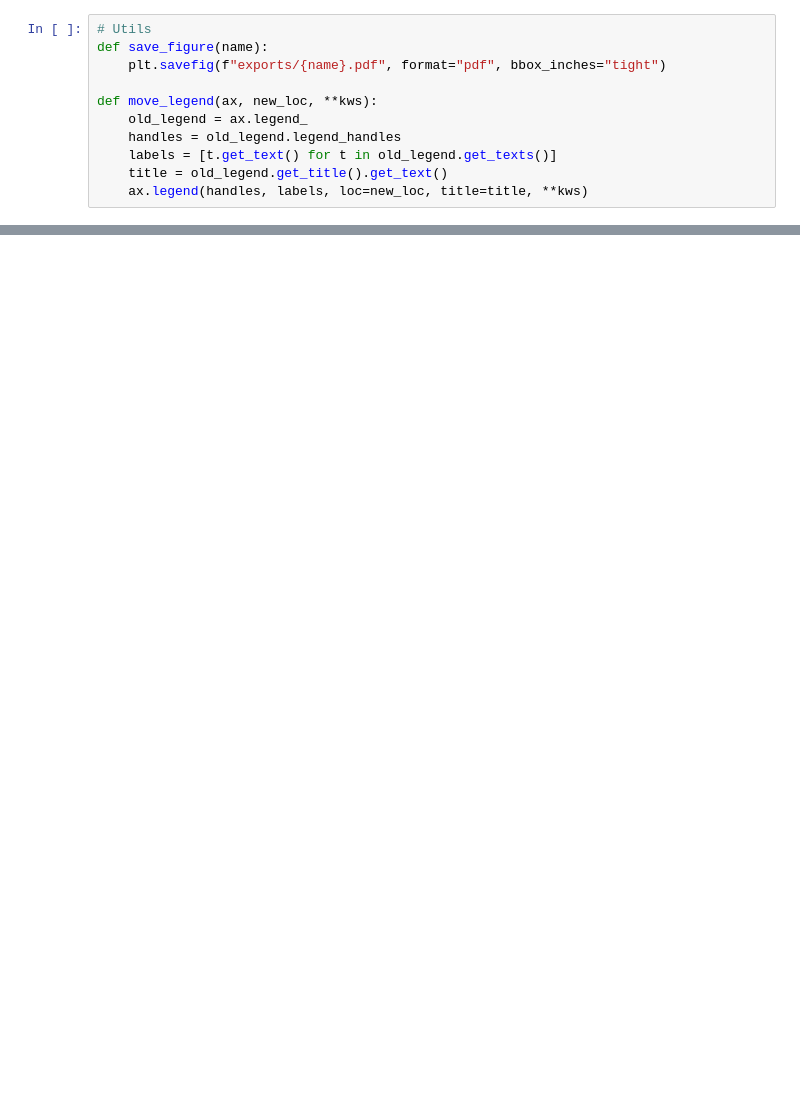
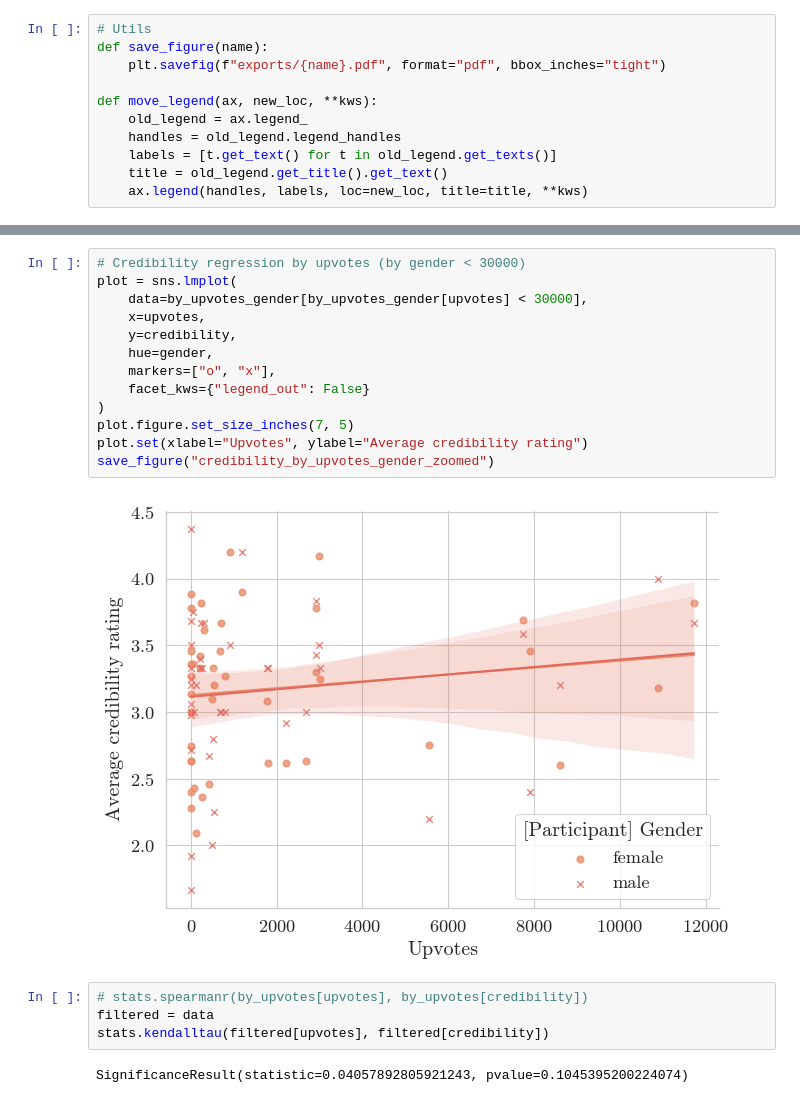
Before and after one commit to arpadgabor/credee, a Jupyter notebook: notebooks/analysis.ipynb, the cells around one changed output, grey strips where cells are left out. Drawn from its saved outputs; the diff is of its cells as text; blank space fills up the shorter version.

```diff
--- a/notebooks/analysis.ipynb
+++ b/notebooks/analysis.ipynb
@@ -69,0 +113,21 @@ col_comments = "[Post] Comments"
+# %%
+# Credibility regression by upvotes (by gender < 30000)
+plot = sns.lmplot(
+    data=by_upvotes_gender[by_upvotes_gender[upvotes] < 30000],
+    x=upvotes,
+    y=credibility,
+    hue=gender,
+    markers=["o", "x"],
+    facet_kws={"legend_out": False}
+)
+plot.figure.set_size_inches(7, 5)
+plot.set(xlabel="Upvotes", ylabel="Average credibility rating")
+save_figure("credibility_by_upvotes_gender_zoomed")
+# %% [output]
+[figure, added]
+# %%
+# stats.spearmanr(by_upvotes[upvotes], by_upvotes[credibility])
+filtered = data
+stats.kendalltau(filtered[upvotes], filtered[credibility])
+# %% [output]
+SignificanceResult(statistic=0.04057892805921243, pvalue=0.1045395200224074)
```
Also changed, not shown: parts of 19 cells of this notebook, 2 other files.
